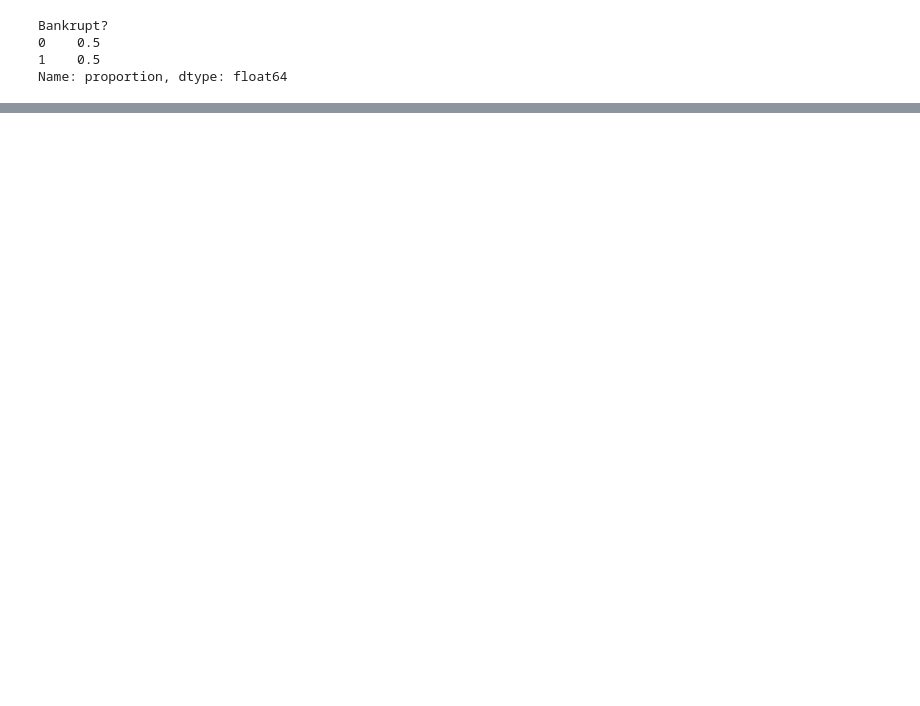
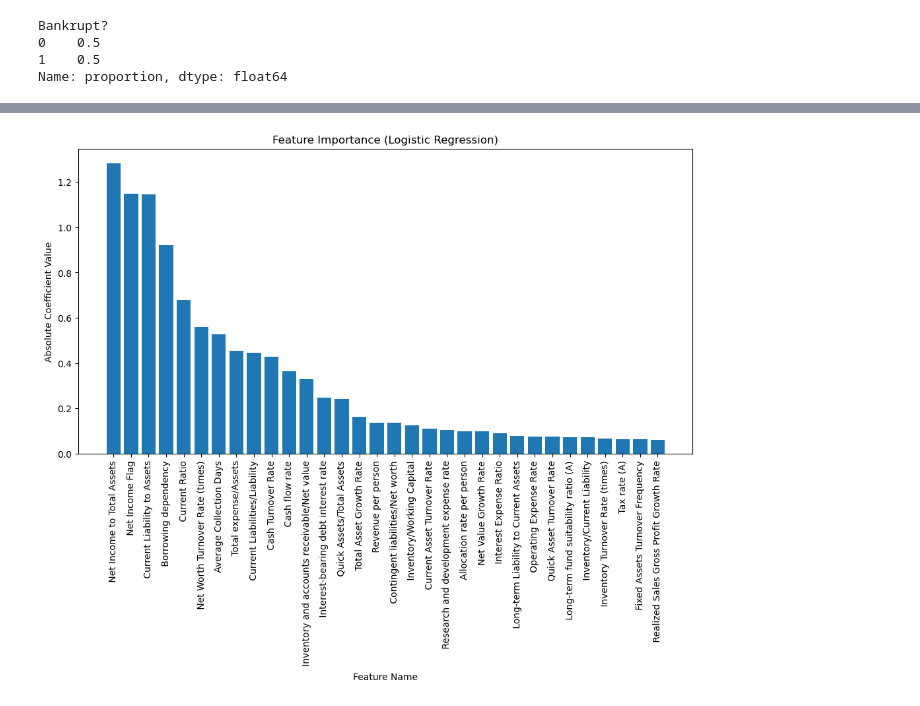
Before and after one commit to SerjWeesp/ml-python, a Jupyter notebook: bankrupt_with_logreg.ipynb, the cells around one changed output, grey strips where cells are left out. Cells and saved outputs as stored; diff of their text form; code cells hidden in the pictures; blank space fills up the shorter version.

```diff
--- a/bankrupt_with_logreg.ipynb
+++ b/bankrupt_with_logreg.ipynb
@@ -314,0 +627,4 @@ ax.hist(probs_1)
+# %%
+feature_df, omitted_df = feature_importance_logreg(logistic_l1, cut_off = 0.05)
+# %% [output]
+[figure, added]
```
Also changed, not shown: parts of 37 cells of this notebook.
